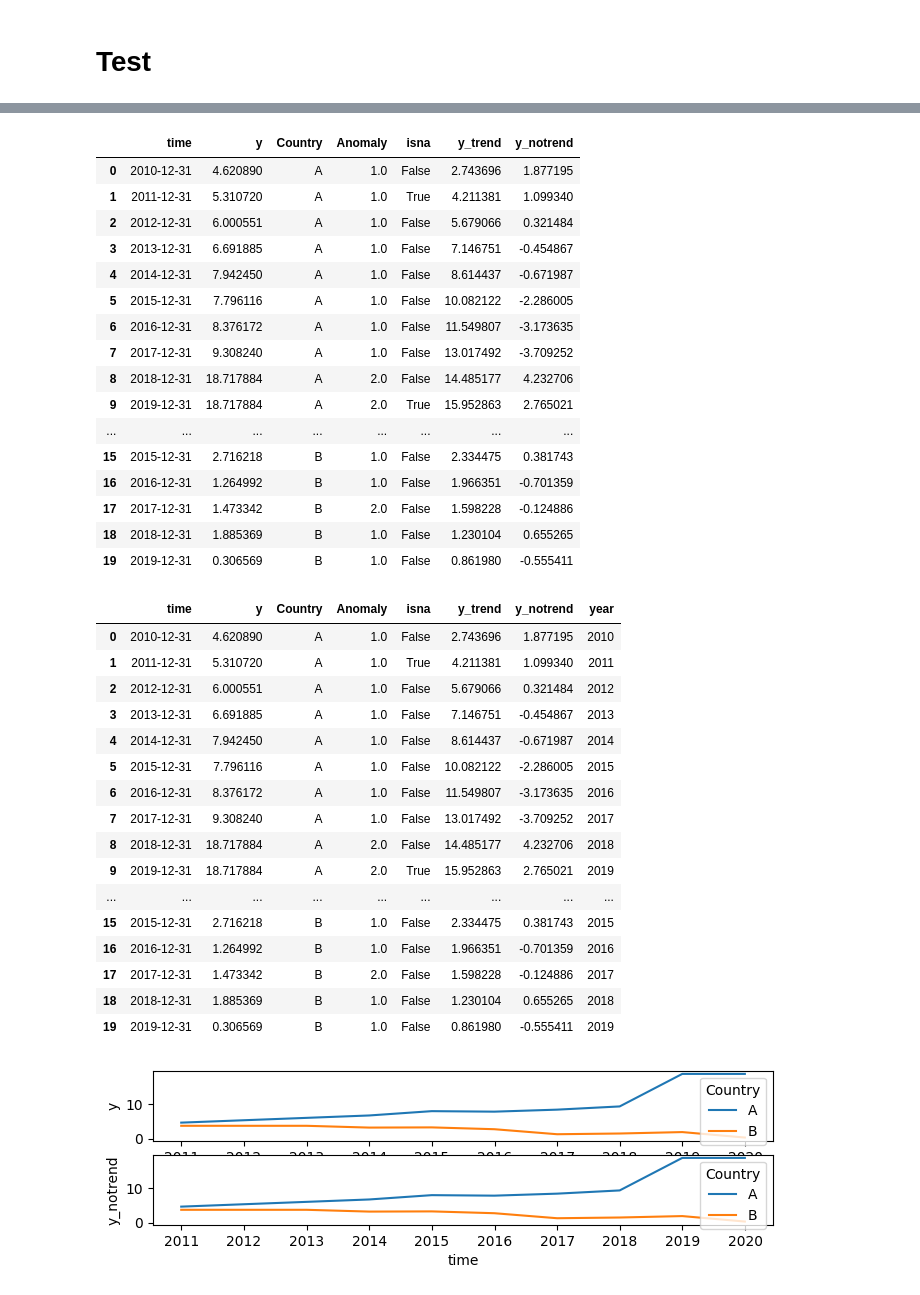
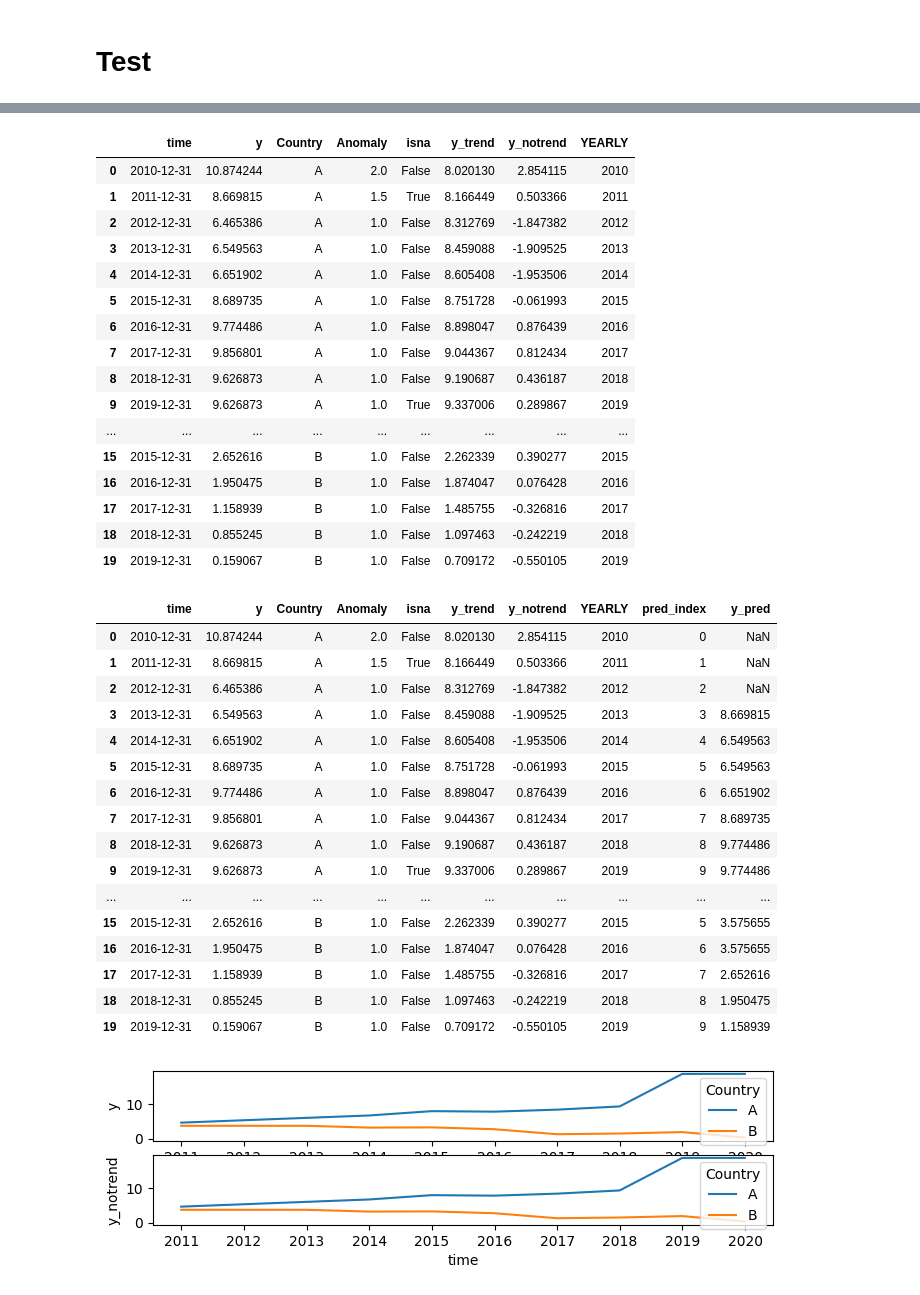
Before and after one commit to Hasan-Basri-Akcay/akrule, a Jupyter notebook: notebooks/test.ipynb, the cells around one changed output, grey strips where cells are left out. Drawn from its saved outputs; the diff is of its cells as text; code cells hidden in the pictures.

Commit message:
median preds

```diff
--- a/notebooks/test.ipynb
+++ b/notebooks/test.ipynb
@@ -279,48 +313,48 @@ sns.lineplot(data=df_year, x="time", y="y", hue="Country", ax=ax);
 # %%
 df_year_temp = df_year.copy()
 #df_year_temp["time"] = df_year_temp["time"].astype(str)
 #df_year_temp.loc[df_year_temp["time"]=="2011-12-31", "y"] = np.nan
 df_year_temp = df_year_temp.loc[df_year_temp["time"]!="2011-12-31", :].copy()
 df_year_temp = df_year_temp.loc[~((df_year_temp["time"]=="2019-12-31")&(df_year_temp["Country"]=="A")), :].copy()
 df_year_temp = df_year_temp.loc[~((df_year_temp["time"]=="2010-12-31")&(df_year_temp["Country"]=="B")), :].copy()
 
-model = AKRuleBasedTS(freqs=["yearly"], tag_features=["Country"], trend_level=1, fillna=True, inplace=False)
+model = AKRuleBasedTS(freqs=["yearly"], tag_features=["Country"], average_num=3, trend_level=1, fillna=True, inplace=False)
 X = model.fit_predict(df_year_temp)
 # %% [output]
-|  | time | y | Country | Anomaly | isna | y_trend | y_notrend |
-| 0 | 2010-12-31 | 4.620890 | A | 1.0 | False | 2.743696 | 1.877195 |
-| 1 | 2011-12-31 | 5.310720 | A | 1.0 | True | 4.211381 | 1.099340 |
-| 2 | 2012-12-31 | 6.000551 | A | 1.0 | False | 5.679066 | 0.321484 |
-| 3 | 2013-12-31 | 6.691885 | A | 1.0 | False | 7.146751 | -0.454867 |
-| 4 | 2014-12-31 | 7.942450 | A | 1.0 | False | 8.614437 | -0.671987 |
-| 5 | 2015-12-31 | 7.796116 | A | 1.0 | False | 10.082122 | -2.286005 |
-| 6 | 2016-12-31 | 8.376172 | A | 1.0 | False | 11.549807 | -3.173635 |
-| 7 | 2017-12-31 | 9.308240 | A | 1.0 | False | 13.017492 | -3.709252 |
-| 8 | 2018-12-31 | 18.717884 | A | 2.0 | False | 14.485177 | 4.232706 |
-| 9 | 2019-12-31 | 18.717884 | A | 2.0 | True | 15.952863 | 2.765021 |
-| ... | ... | ... | ... | ... | ... | ... | ... |
-| 15 | 2015-12-31 | 2.716218 | B | 1.0 | False | 2.334475 | 0.381743 |
-| 16 | 2016-12-31 | 1.264992 | B | 1.0 | False | 1.966351 | -0.701359 |
-| 17 | 2017-12-31 | 1.473342 | B | 2.0 | False | 1.598228 | -0.124886 |
-| 18 | 2018-12-31 | 1.885369 | B | 1.0 | False | 1.230104 | 0.655265 |
-| 19 | 2019-12-31 | 0.306569 | B | 1.0 | False | 0.861980 | -0.555411 |
+|  | time | y | Country | Anomaly | isna | y_trend | y_notrend | YEARLY |
+| 0 | 2010-12-31 | 10.874244 | A | 2.0 | False | 8.020130 | 2.854115 | 2010 |
+| 1 | 2011-12-31 | 8.669815 | A | 1.5 | True | 8.166449 | 0.503366 | 2011 |
+| 2 | 2012-12-31 | 6.465386 | A | 1.0 | False | 8.312769 | -1.847382 | 2012 |
+| 3 | 2013-12-31 | 6.549563 | A | 1.0 | False | 8.459088 | -1.909525 | 2013 |
+| 4 | 2014-12-31 | 6.651902 | A | 1.0 | False | 8.605408 | -1.953506 | 2014 |
+| 5 | 2015-12-31 | 8.689735 | A | 1.0 | False | 8.751728 | -0.061993 | 2015 |
+| 6 | 2016-12-31 | 9.774486 | A | 1.0 | False | 8.898047 | 0.876439 | 2016 |
+| 7 | 2017-12-31 | 9.856801 | A | 1.0 | False | 9.044367 | 0.812434 | 2017 |
+| 8 | 2018-12-31 | 9.626873 | A | 1.0 | False | 9.190687 | 0.436187 | 2018 |
+| 9 | 2019-12-31 | 9.626873 | A | 1.0 | True | 9.337006 | 0.289867 | 2019 |
+| ... | ... | ... | ... | ... | ... | ... | ... | ... |
+| 15 | 2015-12-31 | 2.652616 | B | 1.0 | False | 2.262339 | 0.390277 | 2015 |
+| 16 | 2016-12-31 | 1.950475 | B | 1.0 | False | 1.874047 | 0.076428 | 2016 |
+| 17 | 2017-12-31 | 1.158939 | B | 1.0 | False | 1.485755 | -0.326816 | 2017 |
+| 18 | 2018-12-31 | 0.855245 | B | 1.0 | False | 1.097463 | -0.242219 | 2018 |
+| 19 | 2019-12-31 | 0.159067 | B | 1.0 | False | 0.709172 | -0.550105 | 2019 |
-|  | time | y | Country | Anomaly | isna | y_trend | y_notrend | year |
-| 0 | 2010-12-31 | 4.620890 | A | 1.0 | False | 2.743696 | 1.877195 | 2010 |
-| 1 | 2011-12-31 | 5.310720 | A | 1.0 | True | 4.211381 | 1.099340 | 2011 |
-| 2 | 2012-12-31 | 6.000551 | A | 1.0 | False | 5.679066 | 0.321484 | 2012 |
-| 3 | 2013-12-31 | 6.691885 | A | 1.0 | False | 7.146751 | -0.454867 | 2013 |
-| 4 | 2014-12-31 | 7.942450 | A | 1.0 | False | 8.614437 | -0.671987 | 2014 |
-| 5 | 2015-12-31 | 7.796116 | A | 1.0 | False | 10.082122 | -2.286005 | 2015 |
-| 6 | 2016-12-31 | 8.376172 | A | 1.0 | False | 11.549807 | -3.173635 | 2016 |
-| 7 | 2017-12-31 | 9.308240 | A | 1.0 | False | 13.017492 | -3.709252 | 2017 |
-| 8 | 2018-12-31 | 18.717884 | A | 2.0 | False | 14.485177 | 4.232706 | 2018 |
-| 9 | 2019-12-31 | 18.717884 | A | 2.0 | True | 15.952863 | 2.765021 | 2019 |
-| ... | ... | ... | ... | ... | ... | ... | ... | ... |
-| 15 | 2015-12-31 | 2.716218 | B | 1.0 | False | 2.334475 | 0.381743 | 2015 |
-| 16 | 2016-12-31 | 1.264992 | B | 1.0 | False | 1.966351 | -0.701359 | 2016 |
-| 17 | 2017-12-31 | 1.473342 | B | 2.0 | False | 1.598228 | -0.124886 | 2017 |
-| 18 | 2018-12-31 | 1.885369 | B | 1.0 | False | 1.230104 | 0.655265 | 2018 |
-| 19 | 2019-12-31 | 0.306569 | B | 1.0 | False | 0.861980 | -0.555411 | 2019 |
+|  | time | y | Country | Anomaly | isna | y_trend | y_notrend | YEARLY | pred_index | y_pred |
+| 0 | 2010-12-31 | 10.874244 | A | 2.0 | False | 8.020130 | 2.854115 | 2010 | 0 | NaN |
+| 1 | 2011-12-31 | 8.669815 | A | 1.5 | True | 8.166449 | 0.503366 | 2011 | 1 | NaN |
+| 2 | 2012-12-31 | 6.465386 | A | 1.0 | False | 8.312769 | -1.847382 | 2012 | 2 | NaN |
+| 3 | 2013-12-31 | 6.549563 | A | 1.0 | False | 8.459088 | -1.909525 | 2013 | 3 | 8.669815 |
+| 4 | 2014-12-31 | 6.651902 | A | 1.0 | False | 8.605408 | -1.953506 | 2014 | 4 | 6.549563 |
+| 5 | 2015-12-31 | 8.689735 | A | 1.0 | False | 8.751728 | -0.061993 | 2015 | 5 | 6.549563 |
+| 6 | 2016-12-31 | 9.774486 | A | 1.0 | False | 8.898047 | 0.876439 | 2016 | 6 | 6.651902 |
+| 7 | 2017-12-31 | 9.856801 | A | 1.0 | False | 9.044367 | 0.812434 | 2017 | 7 | 8.689735 |
+| 8 | 2018-12-31 | 9.626873 | A | 1.0 | False | 9.190687 | 0.436187 | 2018 | 8 | 9.774486 |
+| 9 | 2019-12-31 | 9.626873 | A | 1.0 | True | 9.337006 | 0.289867 | 2019 | 9 | 9.774486 |
+| ... | ... | ... | ... | ... | ... | ... | ... | ... | ... | ... |
+| 15 | 2015-12-31 | 2.652616 | B | 1.0 | False | 2.262339 | 0.390277 | 2015 | 5 | 3.575655 |
+| 16 | 2016-12-31 | 1.950475 | B | 1.0 | False | 1.874047 | 0.076428 | 2016 | 6 | 3.575655 |
+| 17 | 2017-12-31 | 1.158939 | B | 1.0 | False | 1.485755 | -0.326816 | 2017 | 7 | 2.652616 |
+| 18 | 2018-12-31 | 0.855245 | B | 1.0 | False | 1.097463 | -0.242219 | 2018 | 8 | 1.950475 |
+| 19 | 2019-12-31 | 0.159067 | B | 1.0 | False | 0.709172 | -0.550105 | 2019 | 9 | 1.158939 |
 # %%
 fig, axes = plt.subplots(2, figsize=(8,2))
 sns.lineplot(data=X, x="time", y="y", hue="Country", ax=axes[0]);
```
Also changed, not shown: parts of 3 cells of this notebook.
